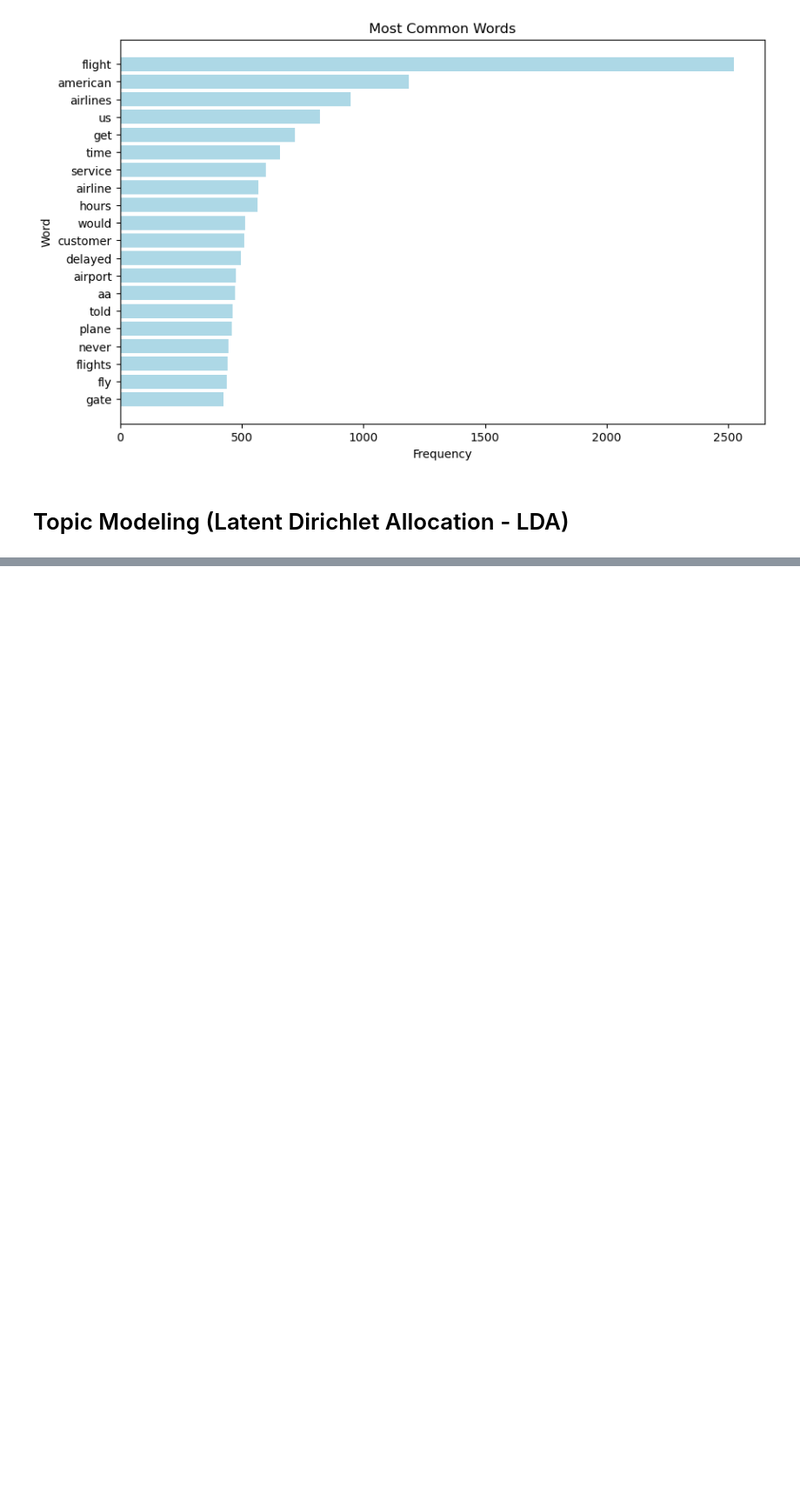
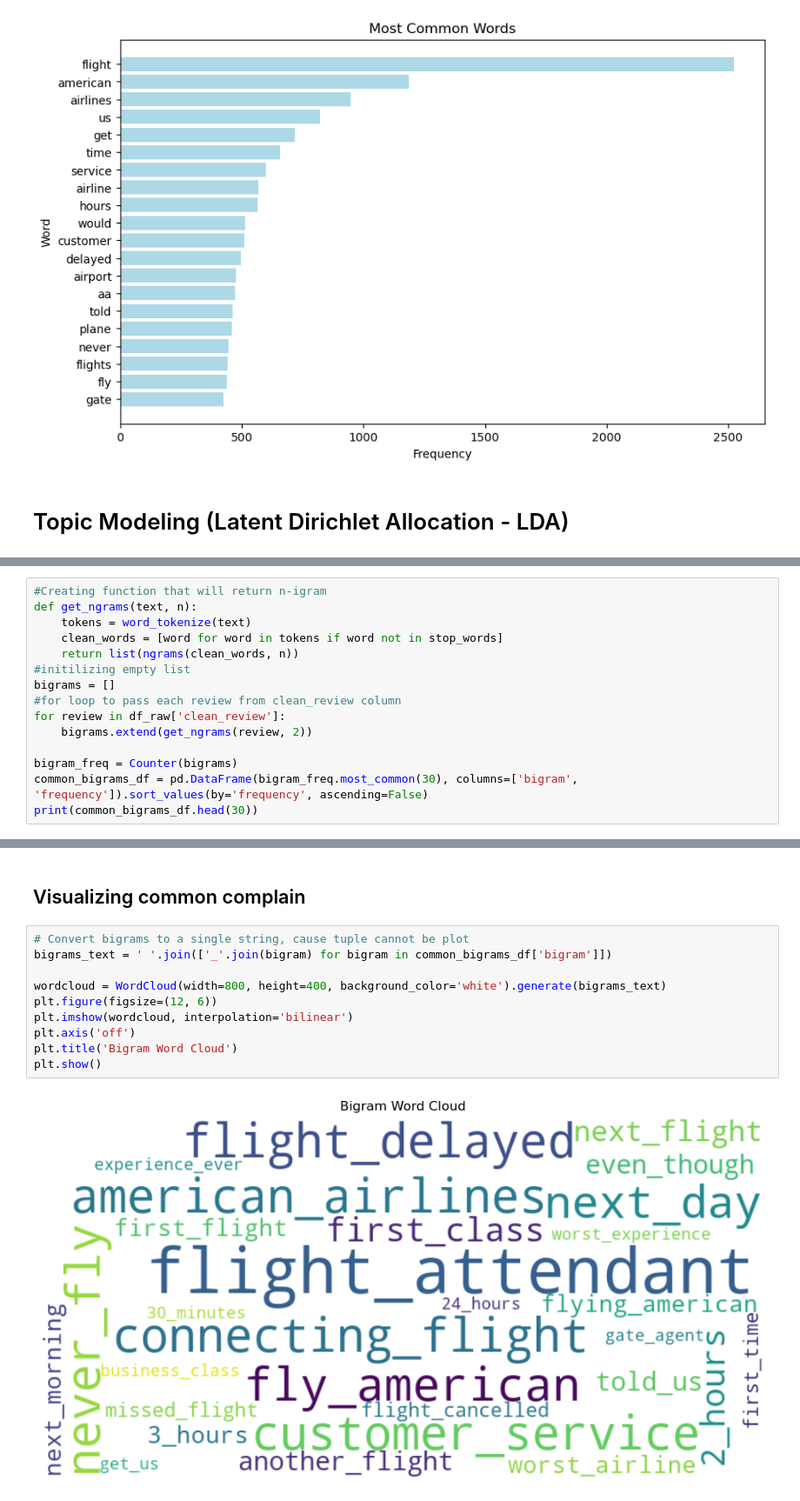
Before and after one commit to sushilXlimbu/American-Airways-Customer-Data-Analysis, a Jupyter notebook: AirwaysDataAnalysis.ipynb, the cells around one changed output, grey strips where cells are left out. Shown at 87% size. Saved outputs shown, nothing was run; the diff lists cells and outputs as text; blank space fills up the shorter version.

```diff
--- a/AirwaysDataAnalysis.ipynb
+++ b/AirwaysDataAnalysis.ipynb
@@ -233,0 +240,15 @@ Complaint Theme #5:
+# %%
+#Creating function that will return n-igram
+def get_ngrams(text, n):
+    tokens = word_tokenize(text)
+    clean_words = [word for word in tokens if word not in stop_words]
+    return list(ngrams(clean_words, n))
+#initilizing empty list
+bigrams = []
+#for loop to pass each review from clean_review column
+for review in df_raw['clean_review']:
+    bigrams.extend(get_ngrams(review, 2))
+
+bigram_freq = Counter(bigrams)
+common_bigrams_df = pd.DataFrame(bigram_freq.most_common(30), columns=['bigram', 'frequency']).sort_values(by='frequency', ascending=False)
+print(common_bigrams_df.head(30))
@@ -233,0 +273,14 @@ Complaint Theme #5:
+# %% [markdown]
+## Visualizing common complain
+# %%
+# Convert bigrams to a single string, cause tuple cannot be plot
+bigrams_text = ' '.join(['_'.join(bigram) for bigram in common_bigrams_df['bigram']])
+
+wordcloud = WordCloud(width=800, height=400, background_color='white').generate(bigrams_text)
+plt.figure(figsize=(12, 6))
+plt.imshow(wordcloud, interpolation='bilinear')
+plt.axis('off')
+plt.title('Bigram Word Cloud')
+plt.show()
+# %% [output]
+[figure, added]
```
Also changed, not shown: parts of 18 cells of this notebook.
